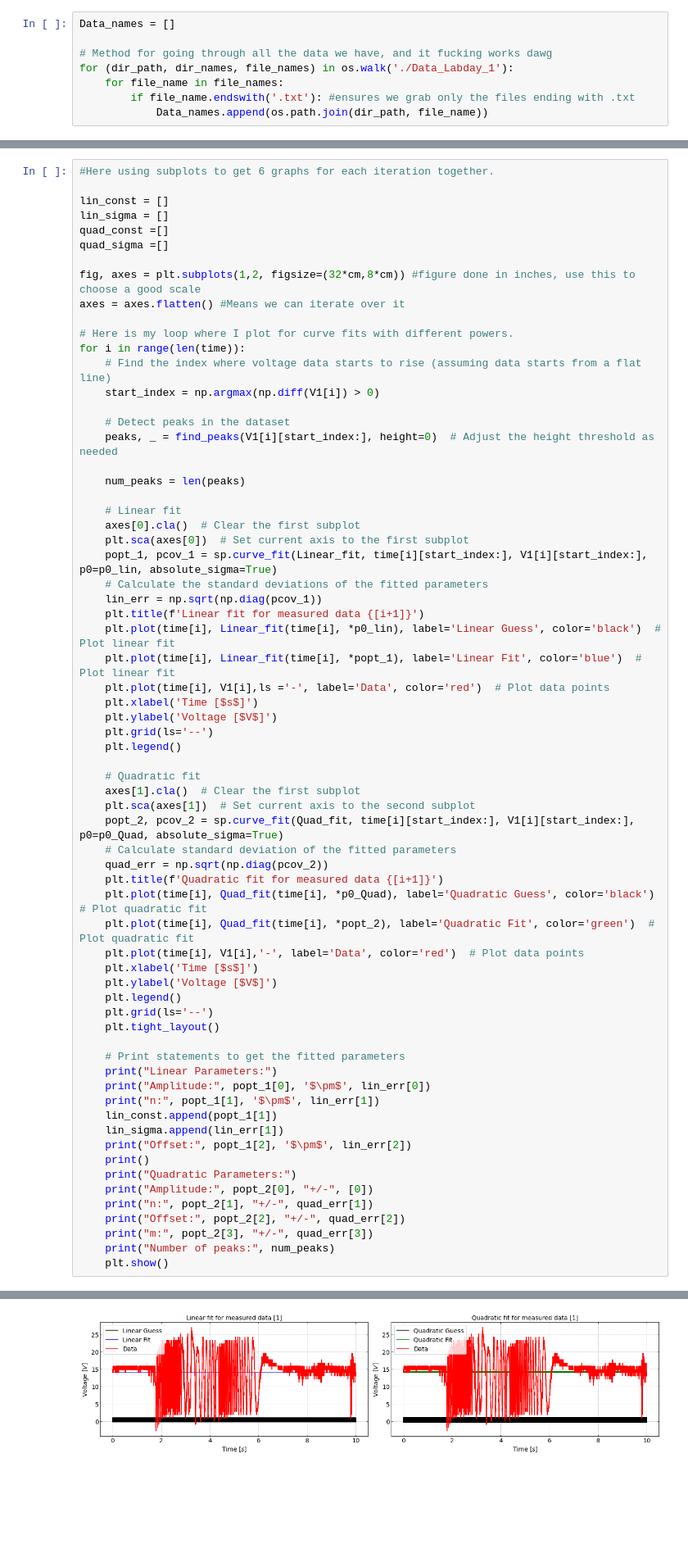
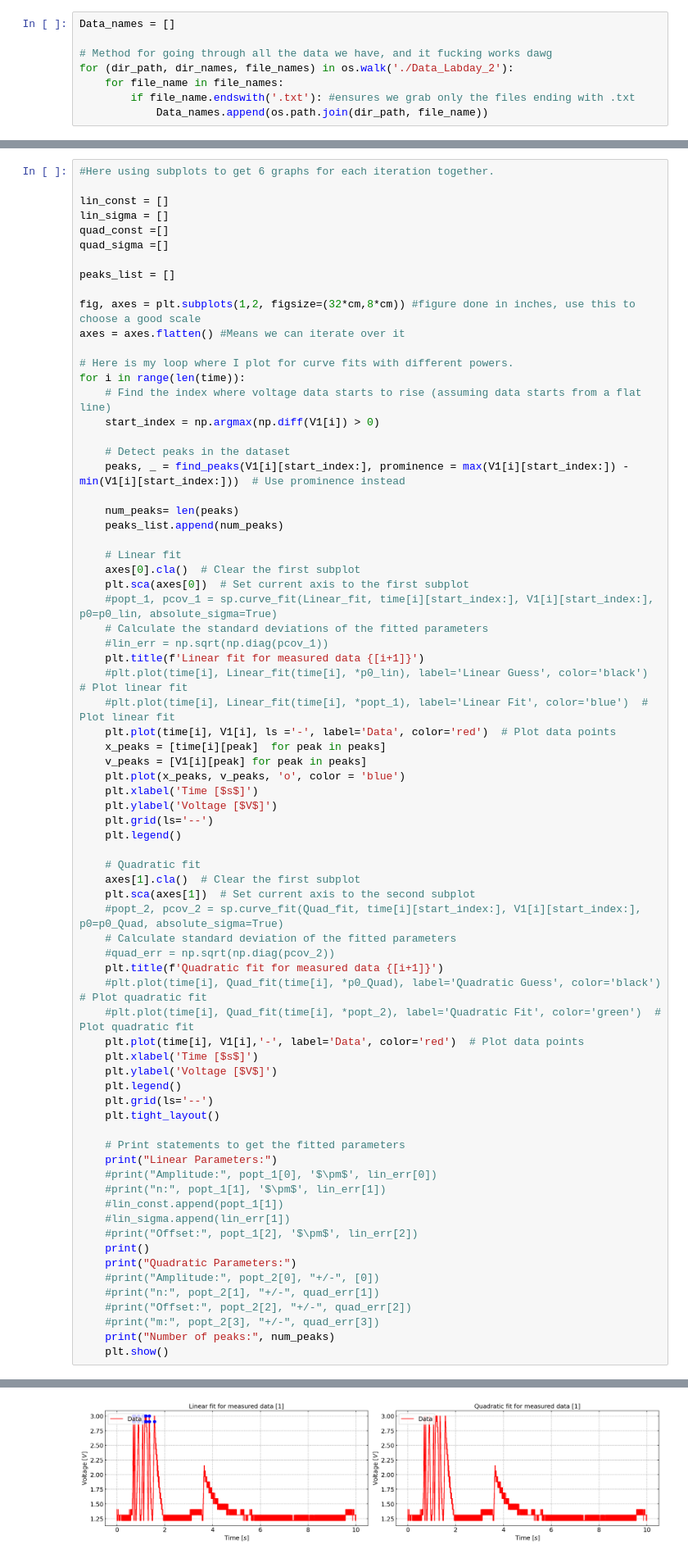
Before and after one commit to StefanStringer/ExperimentalBoyzWSL, a Jupyter notebook: Exercise_3/fuck_me.ipynb, the cells around one changed output, grey strips where cells are left out. Shown at 82% size. Cells and saved outputs as stored; diff of their text form; blank space fills up the shorter version.

Commit message:
Made the peaks better and made a new notebook for Polarization

```diff
--- a/Exercise_3/fuck_me.ipynb
+++ b/Exercise_3/fuck_me.ipynb
@@ -19,7 +19,7 @@ cm = 1.5/2.54 #define ratio for cm and inches
 Data_names = []
 
 # Method for going through all the data we have, and it fucking works dawg
-for (dir_path, dir_names, file_names) in os.walk('./Data_Labday_1'):
+for (dir_path, dir_names, file_names) in os.walk('./Data_Labday_2'):
     for file_name in file_names:
         if file_name.endswith('.txt'): #ensures we grab only the files ending with .txt
             Data_names.append(os.path.join(dir_path, file_name))
@@ -72,6 +72,8 @@ lin_const = []
 lin_sigma = []
 quad_const =[]
 quad_sigma =[]
+
+peaks_list = []
 
 fig, axes = plt.subplots(1,2, figsize=(32*cm,8*cm)) #figure done in inches, use this to choose a good scale
 axes = axes.flatten() #Means we can iterate over it
@@ -82,20 +84,24 @@ for i in range(len(time)):
     start_index = np.argmax(np.diff(V1[i]) > 0)
 
     # Detect peaks in the dataset
-    peaks, _ = find_peaks(V1[i][start_index:], height=0)  # Adjust the height threshold as needed
+    peaks, _ = find_peaks(V1[i][start_index:], prominence = max(V1[i][start_index:]) - min(V1[i][start_index:]))  # Use prominence instead
 
-    num_peaks = len(peaks)
+    num_peaks= len(peaks)
+    peaks_list.append(num_peaks)
 
     # Linear fit
     axes[0].cla()  # Clear the first subplot
     plt.sca(axes[0])  # Set current axis to the first subplot
-    popt_1, pcov_1 = sp.curve_fit(Linear_fit, time[i][start_index:], V1[i][start_index:], p0=p0_lin, absolute_sigma=True)
+    #popt_1, pcov_1 = sp.curve_fit(Linear_fit, time[i][start_index:], V1[i][start_index:], p0=p0_lin, absolute_sigma=True)
     # Calculate the standard deviations of the fitted parameters
-    lin_err = np.sqrt(np.diag(pcov_1))
+    #lin_err = np.sqrt(np.diag(pcov_1))
     plt.title(f'Linear fit for measured data {[i+1]}')
-    plt.plot(time[i], Linear_fit(time[i], *p0_lin), label='Linear Guess', color='black')  # Plot linear fit
-    plt.plot(time[i], Linear_fit(time[i], *popt_1), label='Linear Fit', color='blue')  # Plot linear fit
-    plt.plot(time[i], V1[i],ls ='-', label='Data', color='red')  # Plot data points
+    #plt.plot(time[i], Linear_fit(time[i], *p0_lin), label='Linear Guess', color='black')  # Plot linear fit
+    #plt.plot(time[i], Linear_fit(time[i], *popt_1), label='Linear Fit', color='blue')  # Plot linear fit
+    plt.plot(time[i], V1[i], ls ='-', label='Data', color='red')  # Plot data points
+    x_peaks = [time[i][peak]  for peak in peaks]
+    v_peaks = [V1[i][peak] for peak in peaks]
+    plt.plot(x_peaks, v_peaks, 'o', color = 'blue')
     plt.xlabel('Time [$s$]')
     plt.ylabel('Voltage [$V$]')
     plt.grid(ls='--')
@@ -104,12 +110,12 @@ for i in range(len(time)):
     # Quadratic fit
     axes[1].cla()  # Clear the first subplot
     plt.sca(axes[1])  # Set current axis to the second subplot
-    popt_2, pcov_2 = sp.curve_fit(Quad_fit, time[i][start_index:], V1[i][start_index:], p0=p0_Quad, absolute_sigma=True)
+    #popt_2, pcov_2 = sp.curve_fit(Quad_fit, time[i][start_index:], V1[i][start_index:], p0=p0_Quad, absolute_sigma=True)
     # Calculate standard deviation of the fitted parameters
-    quad_err = np.sqrt(np.diag(pcov_2))
+    #quad_err = np.sqrt(np.diag(pcov_2))
     plt.title(f'Quadratic fit for measured data {[i+1]}')
-    plt.plot(time[i], Quad_fit(time[i], *p0_Quad), label='Quadratic Guess', color='black')  # Plot quadratic fit
-    plt.plot(time[i], Quad_fit(time[i], *popt_2), label='Quadratic Fit', color='green')  # Plot quadratic fit
+    #plt.plot(time[i], Quad_fit(time[i], *p0_Quad), label='Quadratic Guess', color='black')  # Plot quadratic fit
+    #plt.plot(time[i], Quad_fit(time[i], *popt_2), label='Quadratic Fit', color='green')  # Plot quadratic fit
     plt.plot(time[i], V1[i],'-', label='Data', color='red')  # Plot data points
     plt.xlabel('Time [$s$]')
     plt.ylabel('Voltage [$V$]')
@@ -119,17 +125,17 @@ for i in range(len(time)):
 
     # Print statements to get the fitted parameters
     print("Linear Parameters:")
-    print("Amplitude:", popt_1[0], '$\pm$', lin_err[0])
-    print("n:", popt_1[1], '$\pm$', lin_err[1])
-    lin_const.append(popt_1[1])
-    lin_sigma.append(lin_err[1])
-    print("Offset:", popt_1[2], '$\pm$', lin_err[2])
+    #print("Amplitude:", popt_1[0], '$\pm$', lin_err[0])
+    #print("n:", popt_1[1], '$\pm$', lin_err[1])
+    #lin_const.append(popt_1[1])
+    #lin_sigma.append(lin_err[1])
+    #print("Offset:", popt_1[2], '$\pm$', lin_err[2])
     print()
     print("Quadratic Parameters:")
-    print("Amplitude:", popt_2[0], "+/-", [0])
-    print("n:", popt_2[1], "+/-", quad_err[1])
-    print("Offset:", popt_2[2], "+/-", quad_err[2])
-    print("m:", popt_2[3], "+/-", quad_err[3])
+    #print("Amplitude:", popt_2[0], "+/-", [0])
+    #print("n:", popt_2[1], "+/-", quad_err[1])
+    #print("Offset:", popt_2[2], "+/-", quad_err[2])
+    #print("m:", popt_2[3], "+/-", quad_err[3])
     print("Number of peaks:", num_peaks)
     plt.show()
 # %% [output]
@@ -147,2 +146,2 @@ Number of peaks: 5279
-[figure, old version]
+[figure, new version]
 Linear Parameters:
```
Also changed, not shown: parts of 3 cells of this notebook, 1 other file.
